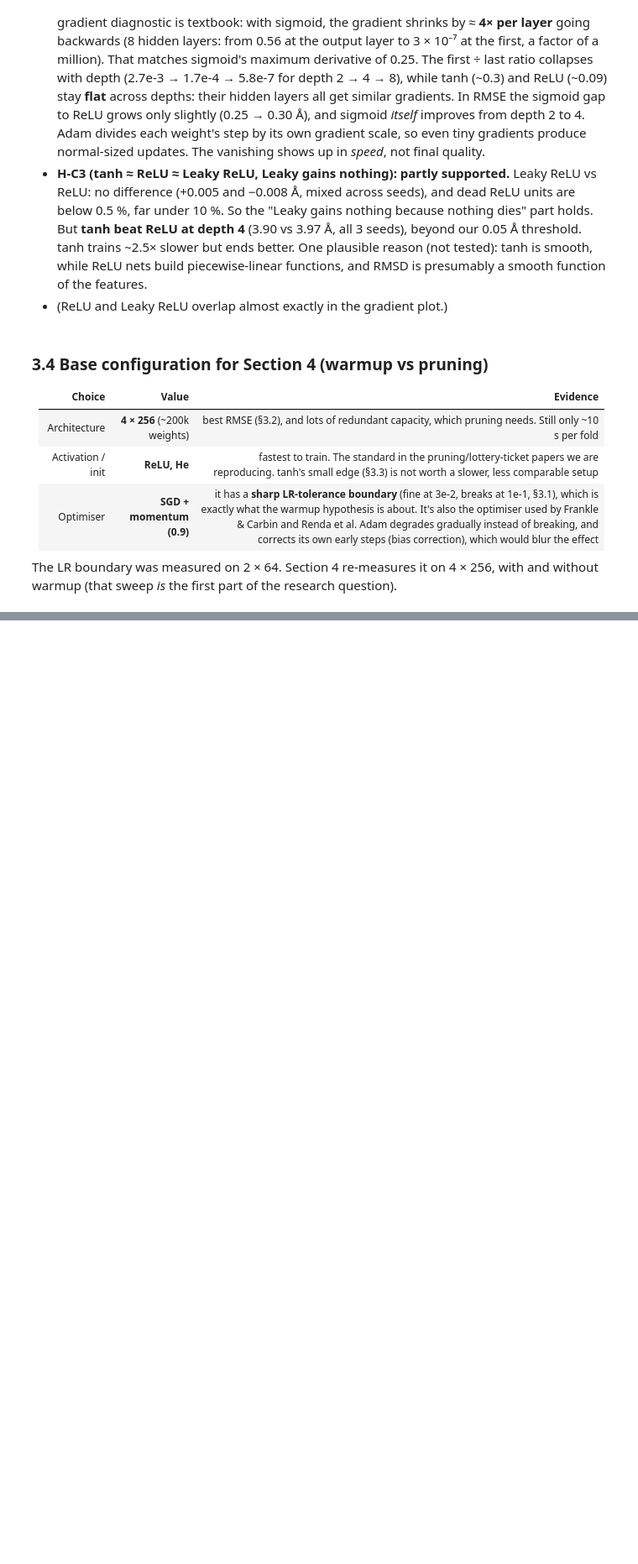
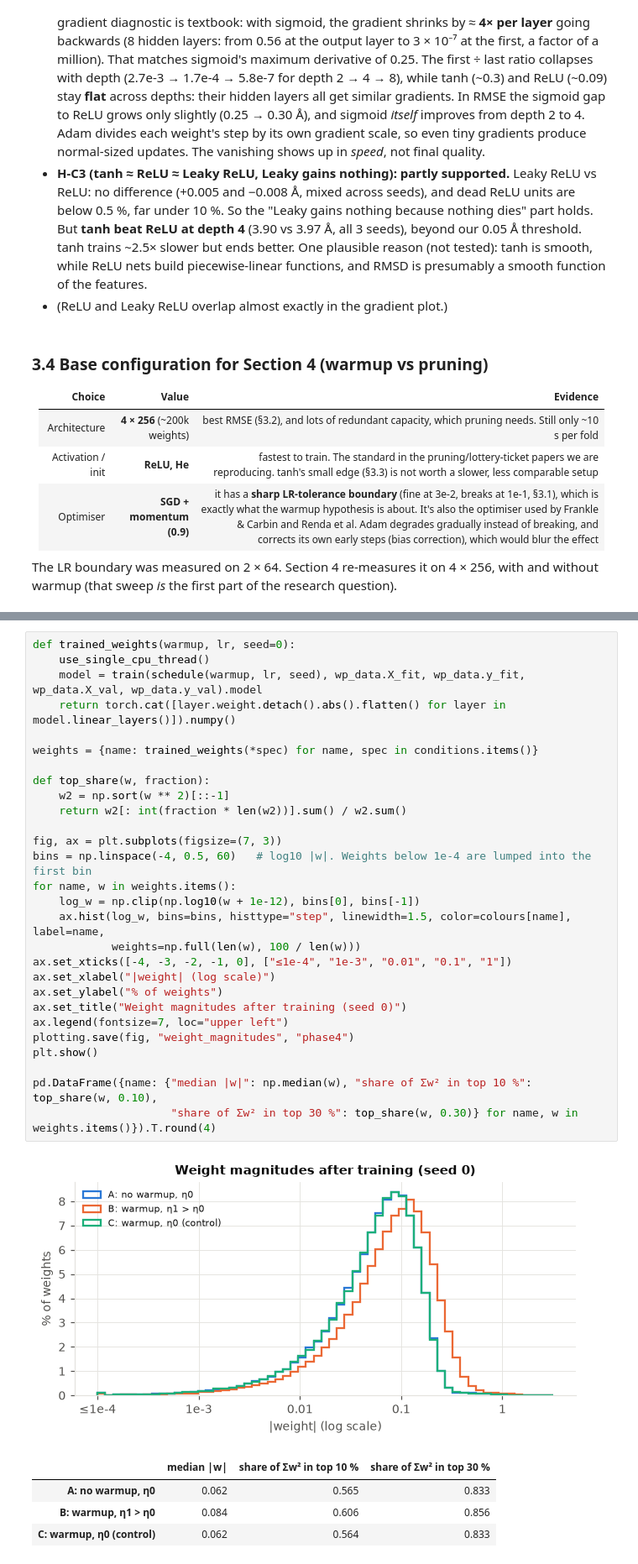
Before and after one commit to kyle-liebenberg/protein_folding_deviation_detection, a Jupyter notebook: notebooks/A1_protein_mlp.ipynb, the cells around one changed output, grey strips where cells are left out. Shown at 84% size. Drawn from its saved outputs; the diff is of its cells as text; blank space fills up the shorter version.

```diff
--- a/notebooks/A1_protein_mlp.ipynb
+++ b/notebooks/A1_protein_mlp.ipynb
@@ -1039,0 +1259,34 @@ The LR boundary was measured on 2 × 64. Section 4 re-measures it on 4 × 256, w
+# %%
+def trained_weights(warmup, lr, seed=0):
+    use_single_cpu_thread()
+    model = train(schedule(warmup, lr, seed), wp_data.X_fit, wp_data.y_fit, wp_data.X_val, wp_data.y_val).model
+    return torch.cat([layer.weight.detach().abs().flatten() for layer in model.linear_layers()]).numpy()
+
+weights = {name: trained_weights(*spec) for name, spec in conditions.items()}
+
+def top_share(w, fraction):
+    w2 = np.sort(w ** 2)[::-1]
+    return w2[: int(fraction * len(w2))].sum() / w2.sum()
+
+fig, ax = plt.subplots(figsize=(7, 3))
+bins = np.linspace(-4, 0.5, 60)   # log10 |w|. Weights below 1e-4 are lumped into the first bin
+for name, w in weights.items():
+    log_w = np.clip(np.log10(w + 1e-12), bins[0], bins[-1])
+    ax.hist(log_w, bins=bins, histtype="step", linewidth=1.5, color=colours[name], label=name,
+            weights=np.full(len(w), 100 / len(w)))
+ax.set_xticks([-4, -3, -2, -1, 0], ["≤1e-4", "1e-3", "0.01", "0.1", "1"])
+ax.set_xlabel("|weight| (log scale)")
+ax.set_ylabel("% of weights")
+ax.set_title("Weight magnitudes after training (seed 0)")
+ax.legend(fontsize=7, loc="upper left")
+plotting.save(fig, "weight_magnitudes", "phase4")
+plt.show()
+
+pd.DataFrame({name: {"median |w|": np.median(w), "share of Σw² in top 10 %": top_share(w, 0.10),
+                     "share of Σw² in top 30 %": top_share(w, 0.30)} for name, w in weights.items()}).T.round(4)
+# %% [output]
+[figure, added]
+|  | median |w| | share of Σw² in top 10 % | share of Σw² in top 30 % |
+| A: no warmup, η0 | 0.062 | 0.565 | 0.833 |
+| B: warmup, η1 > η0 | 0.084 | 0.606 | 0.856 |
+| C: warmup, η0 (control) | 0.062 | 0.564 | 0.833 |
```
Also changed, not shown: parts of 20 cells of this notebook, 15 other files.
